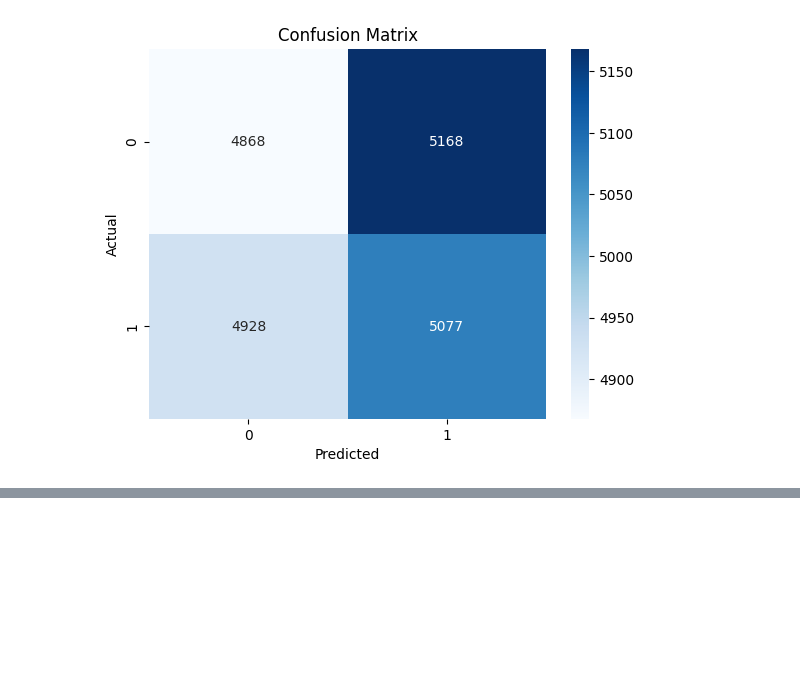
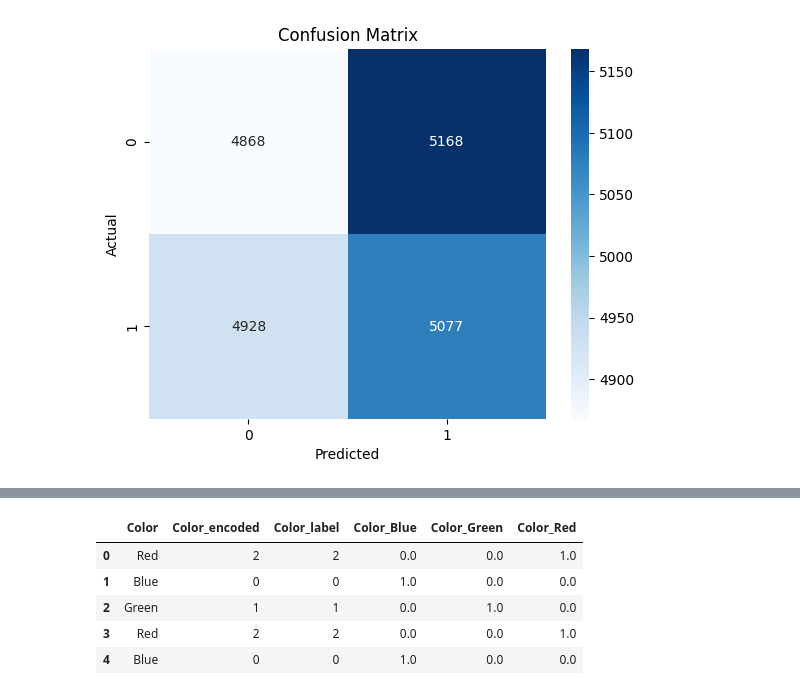
Before and after one commit to LokeshPanuganti15/decision_tree_streamlit, a Jupyter notebook: Decision_tree.ipynb, the cells around one changed output, grey strips where cells are left out. Saved outputs shown, nothing was run; the diff lists cells and outputs as text; code cells hidden in the pictures; blank space fills up the shorter version.

```diff
--- a/Decision_tree.ipynb
+++ b/Decision_tree.ipynb
@@ -424,0 +431,4 @@ Ok to proceed? (y) Y
+# %%
+data={"Color":["Red","Blue","Green","Red","Blue"]}
+df=pd.DataFrame(data)
+df.head()
@@ -424,0 +442,4 @@ Ok to proceed? (y) Y
+# %%
+label_encoder=LabelEncoder()
+df['Color_label']=label_encoder.fit_transform(df["Color"])
+df.head()
@@ -424,0 +453,13 @@ Ok to proceed? (y) Y
+# %%
+one_hot_encoding=OneHotEncoder(sparse_output=False)
+color_encoded=one_hot_encoding.fit_transform(df[["Color"]])
+color_encoded_df=pd.DataFrame(color_encoded,columns=one_hot_encoding.get_feature_names_out(["Color"]))
+df=pd.concat([df,color_encoded_df],axis=1)
+df.head()
+# %% [output]
+|  | Color | Color_encoded | Color_label | Color_Blue | Color_Green | Color_Red |
+| 0 | Red | 2 | 2 | 0.0 | 0.0 | 1.0 |
+| 1 | Blue | 0 | 0 | 1.0 | 0.0 | 0.0 |
+| 2 | Green | 1 | 1 | 0.0 | 1.0 | 0.0 |
+| 3 | Red | 2 | 2 | 0.0 | 0.0 | 1.0 |
+| 4 | Blue | 0 | 0 | 1.0 | 0.0 | 0.0 |
```
Also changed, not shown: parts of 6 cells of this notebook.
